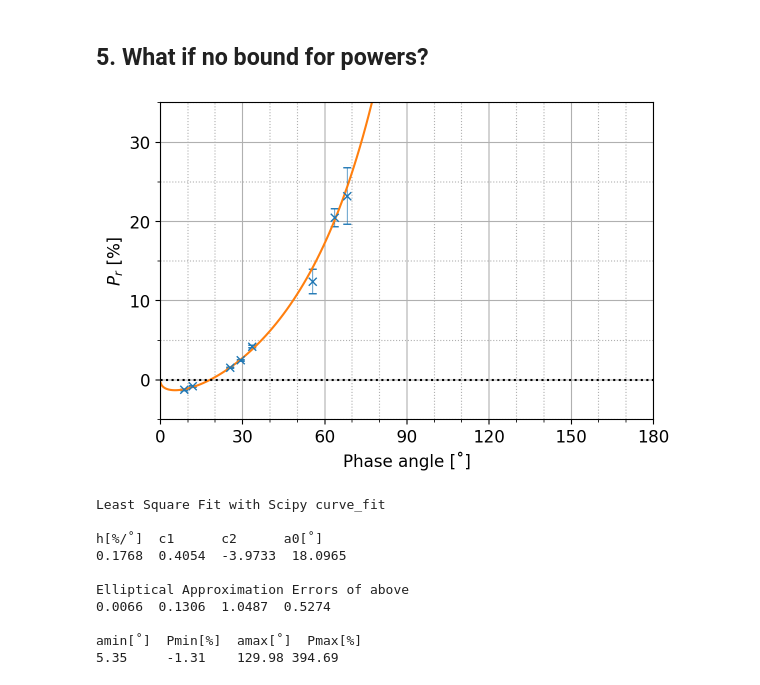
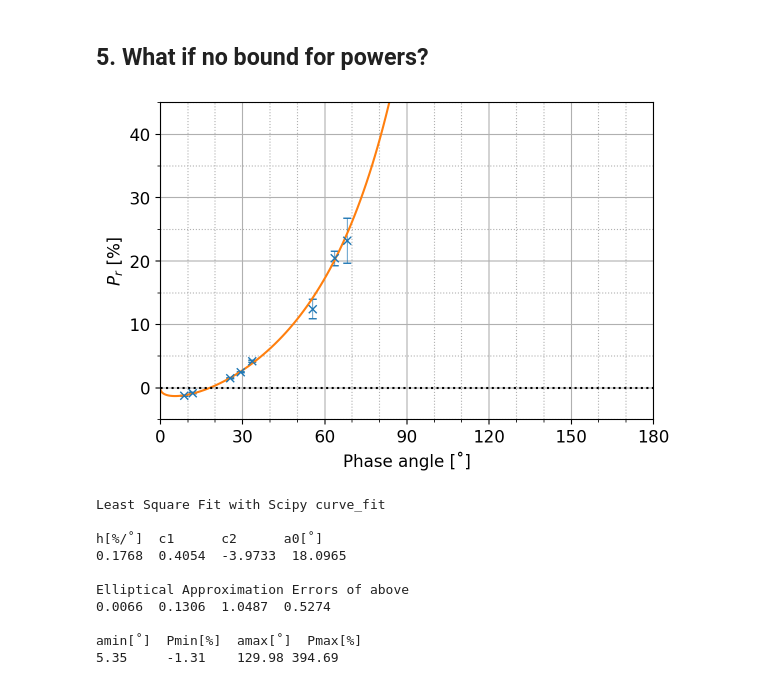
Before and after one commit to ysBach/IshiguroM_etal_155140_2005UD, a Jupyter notebook: polarimetry/pol_analyzer.ipynb, the cells around one changed output. Saved outputs shown, nothing was run; the diff lists cells and outputs as text; code cells hidden in the pictures.

```diff
--- a/polarimetry/pol_analyzer.ipynb
+++ b/polarimetry/pol_analyzer.ipynb
@@ -267,7 +269,7 @@ ax1.plot(xx, trigp_purepython(xx, *popt))
 ax1.set_xlabel("Phase angle [˚]")
 ax1.set_ylabel(r"$ P_r $ [%]")
 ax1.set_xlim(0, 180)
-ax1.set_ylim(-5, 35)
+ax1.set_ylim(-5, 45)
 ax1.axhline(0, color='k', ls=':')
 
 for i, aa in enumerate([ax1.xaxis, ax1.yaxis]):
@@ -635,35 +652,35 @@ popt, pcov = curve_fit(trigp_purepython, x, y, sigma=yerr, p0=[1, 1, 1, 20],
                        absolute_sigma=True,
                        bounds=((0.01, -10., -10., 10),
                                (10.0, 10.0, 10.0, 30)))
 
 fig, ax1 = plt.subplots(1, 1, figsize=(6, 4), sharex=False, sharey=False, gridspec_kw=None)
 
 majloc = [MultipleLocator(30), MultipleLocator(10)]
 minloc = [MultipleLocator(10), MultipleLocator(5)]
 majfmt = [FormatStrFormatter("%d"), FormatStrFormatter("%d")]
 
 ax1 = plt.subplot(1, 1, 1)
 ax1.errorbar(x, y, yerr, **errbfmt)
 ax1.plot(xx, trigp_purepython(xx, *popt))
 
 ax1.set_xlabel("Phase angle [˚]")
 ax1.set_ylabel(r"$ P_r $ [%]")
 ax1.set_xlim(0, 180)
-ax1.set_ylim(-5, 35)
+ax1.set_ylim(-5, 45)
 ax1.axhline(0, color='k', ls=':')
 
 for i, aa in enumerate([ax1.xaxis, ax1.yaxis]):
     aa.set_major_locator(majloc[i])
     aa.set_minor_locator(minloc[i])
     aa.set_major_formatter(majfmt[i])
 ax1.grid(which='major', ls='-')
 ax1.grid(which='minor', ls=':')
 plt.tight_layout()
 
 plt.savefig(SAVEPATH / "observation-fit-nobound.png")
 plt.savefig(SAVEPATH / "observation-fit-nobound.pdf")
 # %% [output]
-[figure, old version]
+[figure, new version]
 # %%
 x, y, yerr = dats["PA"].to_numpy(), dats["Pr"].to_numpy(), dats["err_Pr"].to_numpy()
 x_rad = D2R * x
```
Also changed, not shown: parts of 26 cells of this notebook.
